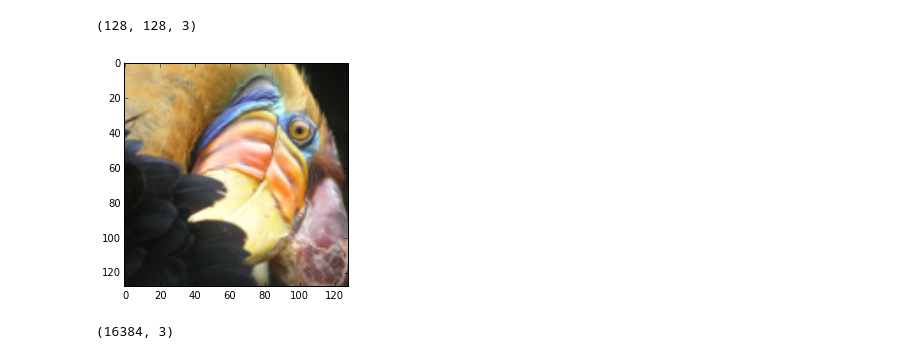
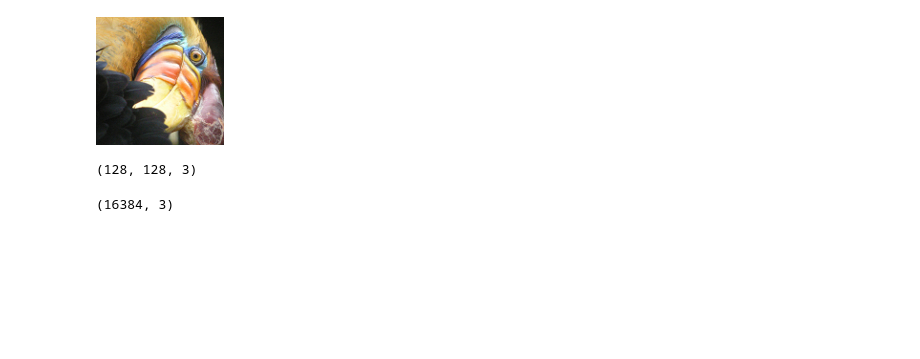
Before and after one commit to tiyd-python-2015-01/curriculum, a Jupyter notebook: notebooks/week5/Image Downsampling Exercise.ipynb, the cells around one changed output. Saved outputs shown, nothing was run; the diff lists cells and outputs as text; code cells hidden in the pictures; blank space fills up the shorter version.

```diff
--- a/notebooks/week5/Image Downsampling Exercise.ipynb
+++ b/notebooks/week5/Image Downsampling Exercise.ipynb
@@ -7,13 +8,15 @@ from PIL import Image
 # %%
 %matplotlib inline
+# %%
+IPythonImage("bird_small.jpg")
+# %% [output]
+[figure, added]
 # %%
 im = Image.open("bird_small.jpg")
 imdata = np.asarray(im)
-plt.imshow(imdata)
 imdata.shape
 # %% [output]
 (128, 128, 3)
-[figure, removed]
 # %%
 all_pixels = imdata.reshape(-1, 3).astype(np.float)
 all_pixels.shape
```
Also changed, not shown: parts of 9 cells of this notebook, 5 other files.
